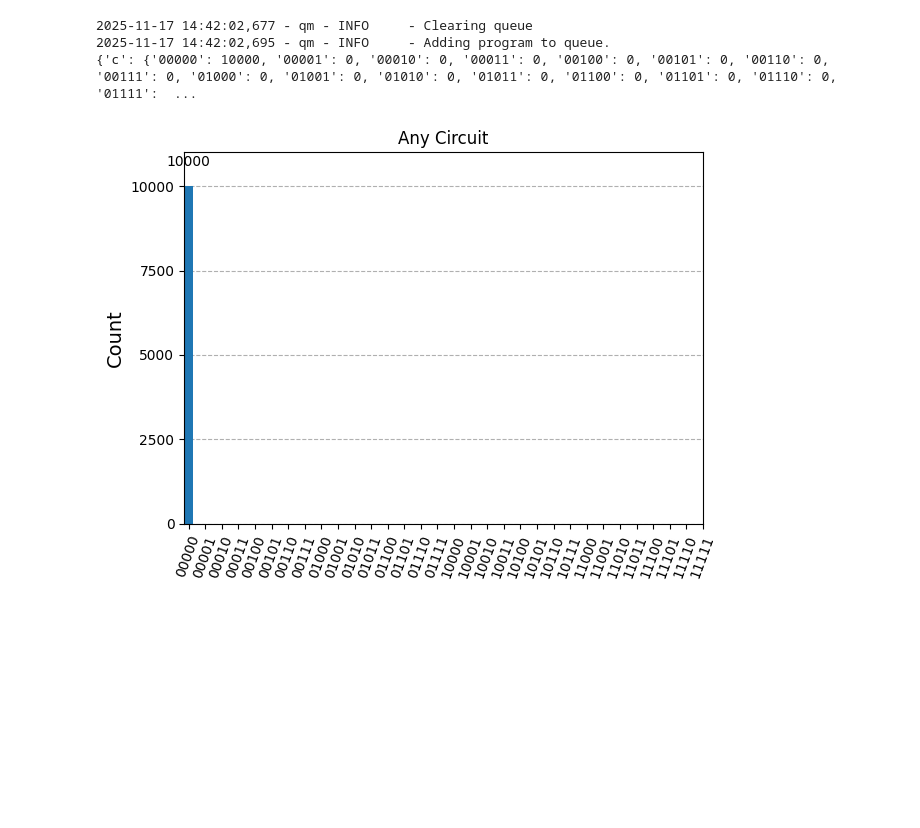
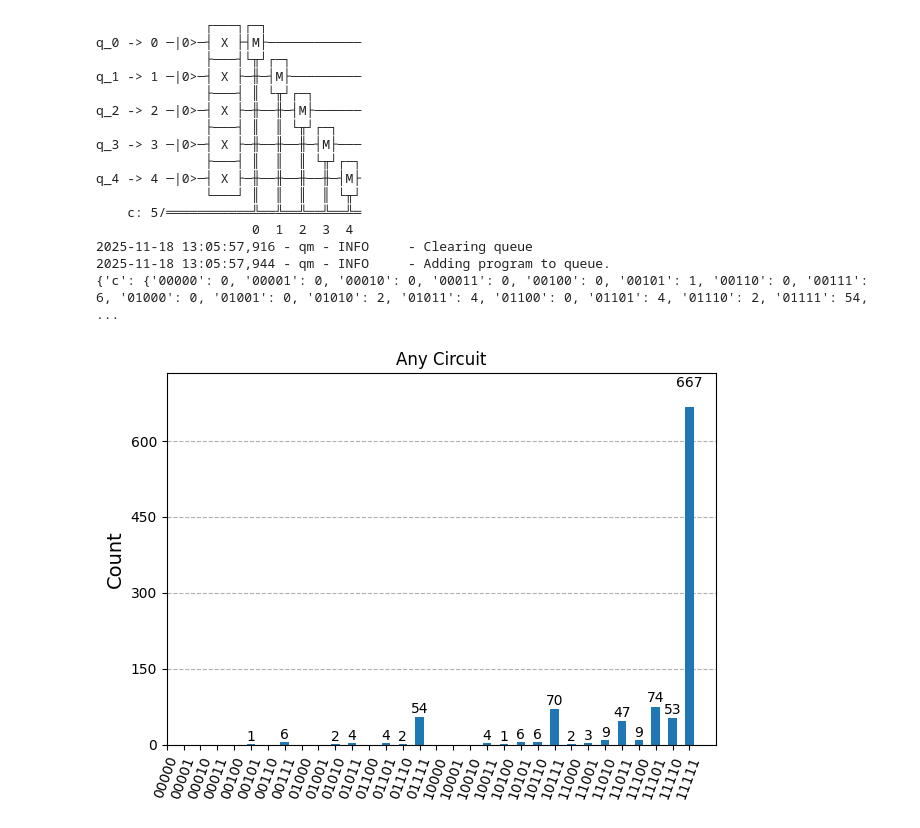
Before and after one commit to asqum/qua-libs, a Jupyter notebook: Quantum-Control-Applications-QuAM/Superconducting/calibrations/28_quantum_circuit_execution.ipynb, the cells around one changed output. Saved outputs shown, nothing was run; the diff lists cells and outputs as text; code cells hidden in the pictures; blank space fills up the shorter version.

```diff
--- a/Quantum-Control-Applications-QuAM/Superconducting/calibrations/28_quantum_circuit_execution.ipynb
+++ b/Quantum-Control-Applications-QuAM/Superconducting/calibrations/28_quantum_circuit_execution.ipynb
@@ -18,7 +18,7 @@ machine = QuAM.load()
 qmm = machine.connect()
 qm = qmm.open_qm(machine.generate_config(), close_other_machines=True)
 
-n_shots = 10000
+n_shots = 1024
 manual_transpile = True
 target_qubit_indices = [0,1,2,3,4] # 0, 1, 2, 3, 4
 target_qubits = [machine.active_qubits[i] for i in target_qubit_indices]
@@ -35,23 +35,33 @@ target qubits:  Transmon(id='q3', macros={'x': PulseMacro(id='x', pulse='x180'),
 target qubits:  Transmon(id='q4', macros={'x': PulseMacro(id='x', pulse='x180'), 'rz': VirtualZMacro(id='rz'), 'sx': PulseMacro(id='sx', pulse='x90'), 'measure': MeasureMacro(id='measure', pulse='read ...
 target qubits:  Transmon(id='q5', macros={'x': PulseMacro(id='x', pulse='x180'), 'rz': VirtualZMacro(id='rz'), 'sx': PulseMacro(id='sx', pulse='x90'), 'measure': MeasureMacro(id='measure', pulse='read ...
 # %%
-multiplexed_measurement = Instruction("multiplexed_measurement", num_qubits=len(target_qubits), num_clbits=len(target_qubits), params=[])
+
 qc = QuantumCircuit(len(target_qubits), len(target_qubits))
-# qc.x(1)
-# qc.x(1)
+
+# # X
+qc.x(0)
+qc.x(1)
 qc.x(2)
-# qc.x(3)
-# qc.x(4)
+qc.x(3)
+qc.x(4)
+
+# # H
 # qc.h(0)
 # qc.h(1)
 # qc.h(2)
 # qc.h(3)
 # qc.h(4)
-qc.cx(2,1)
-# qc.measure(0, 0)
-# qc.measure(1, 1)
-# qc.measure(2, 2)
-# qc.measure(3, 3)
-# qc.measure(4, 4)
+
+# # SX
+# qc.sx(0)
+# qc.sx(1)
+# qc.sx(2)
+# qc.sx(3)
+# qc.sx(4)
+
+qc.measure(0, 0)
+qc.measure(1, 1)
+qc.measure(2, 2)
+qc.measure(3, 3)
+qc.measure(4, 4)
 # qc.measure_all()
-qc.append(multiplexed_measurement, range(len(target_qubits)), range(len(target_qubits)))
@@ -70,26 +82,37 @@ plot_histogram(counts, title='Any Circuit')
 # %%
 # Run on Real QPU:
 if manual_transpile:
     optimization_level = 1
     target = create_target(machine)
-    target.add_instruction(multiplexed_measurement, properties={None:None})
-    print(target)
     # Transpile the circuit to the target (Optional: if not done here, will be done in the function generating the program)
     qc = transpile(qc, target=target, initial_layout=target_qubit_indices, optimization_level=optimization_level)
     results = design_qua_program_from_qiskit(qc, machine, n_shots=n_shots)
     results = run_qua_program_and_return_results(results, machine, qc, n_shots, qm)
 
 else:
     optimization_level = 1 # Default optimization level is 1, has to be specified if manual_transpile is False
     results = design_qua_program_from_qiskit(qc, machine, target_qubits, n_shots, optimization_level)
     results = run_qua_program_and_return_results(results, machine, qc, n_shots, qm)
 
 print(results)
 plot_histogram(results['c'], title='Any Circuit')
 
 # Results in the form: {'c1": {"00": 512, "11": 512}, "c0": {"00": 512, "11": 512}, ...}
 # %% [output]
-2025-11-17 14:42:02,677 - qm - INFO     - Clearing queue
-2025-11-17 14:42:02,695 - qm - INFO     - Adding program to queue.
-{'c': {'00000': 10000, '00001': 0, '00010': 0, '00011': 0, '00100': 0, '00101': 0, '00110': 0, '00111': 0, '01000': 0, '01001': 0, '01010': 0, '01011': 0, '01100': 0, '01101': 0, '01110': 0, '01111':  ...
+              ┌───┐┌─┐
+q_0 -> 0 ─|0>─┤ X ├┤M├────────────
+              ├───┤└╥┘┌─┐
+q_1 -> 1 ─|0>─┤ X ├─╫─┤M├─────────
+              ├───┤ ║ └╥┘┌─┐
+q_2 -> 2 ─|0>─┤ X ├─╫──╫─┤M├──────
+              ├───┤ ║  ║ └╥┘┌─┐
+q_3 -> 3 ─|0>─┤ X ├─╫──╫──╫─┤M├───
+              ├───┤ ║  ║  ║ └╥┘┌─┐
+q_4 -> 4 ─|0>─┤ X ├─╫──╫──╫──╫─┤M├
+              └───┘ ║  ║  ║  ║ └╥┘
+    c: 5/═══════════╩══╩══╩══╩══╩═
+                    0  1  2  3  4
+2025-11-18 13:05:57,916 - qm - INFO     - Clearing queue
+2025-11-18 13:05:57,944 - qm - INFO     - Adding program to queue.
+{'c': {'00000': 0, '00001': 0, '00010': 0, '00011': 0, '00100': 0, '00101': 1, '00110': 0, '00111': 6, '01000': 0, '01001': 0, '01010': 2, '01011': 4, '01100': 0, '01101': 4, '01110': 2, '01111': 54,  ...
-[figure, old version]
+[figure, new version]
```
Also changed, not shown: parts of 4 cells of this notebook, 1 other file.
